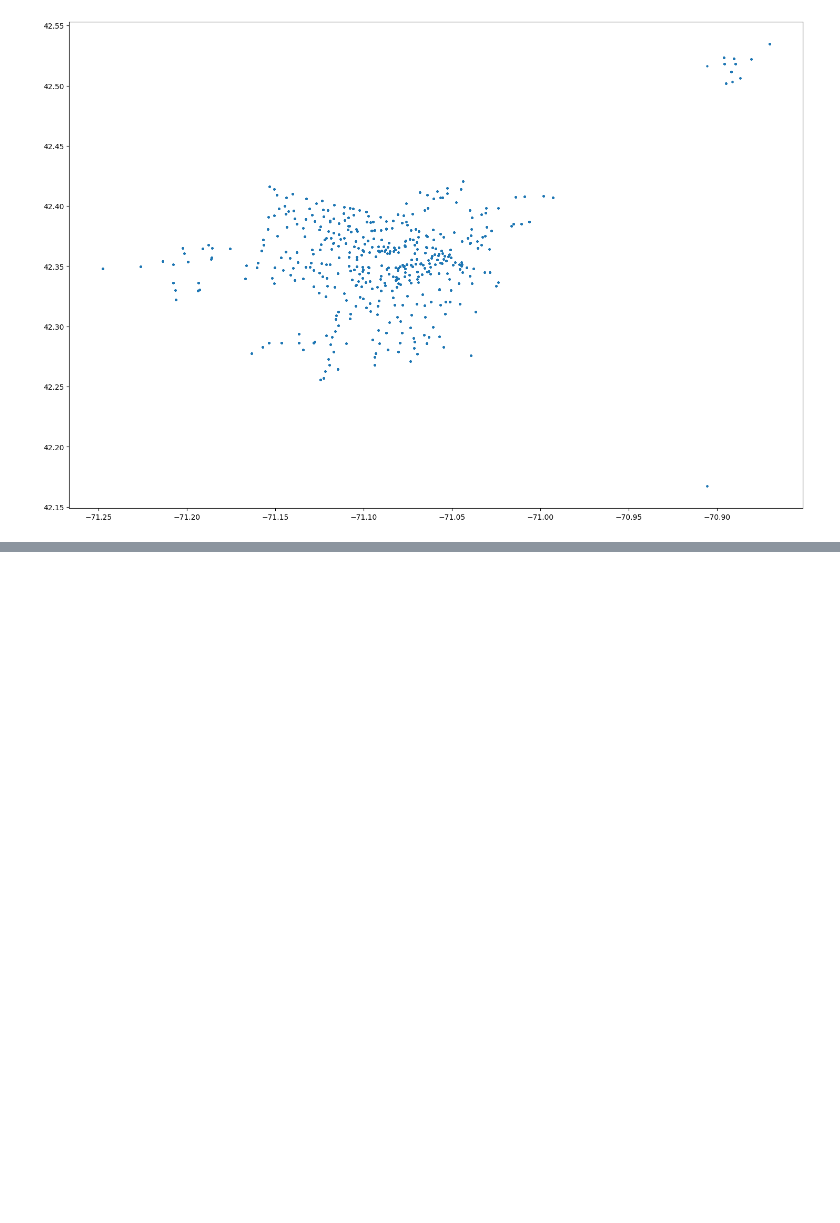
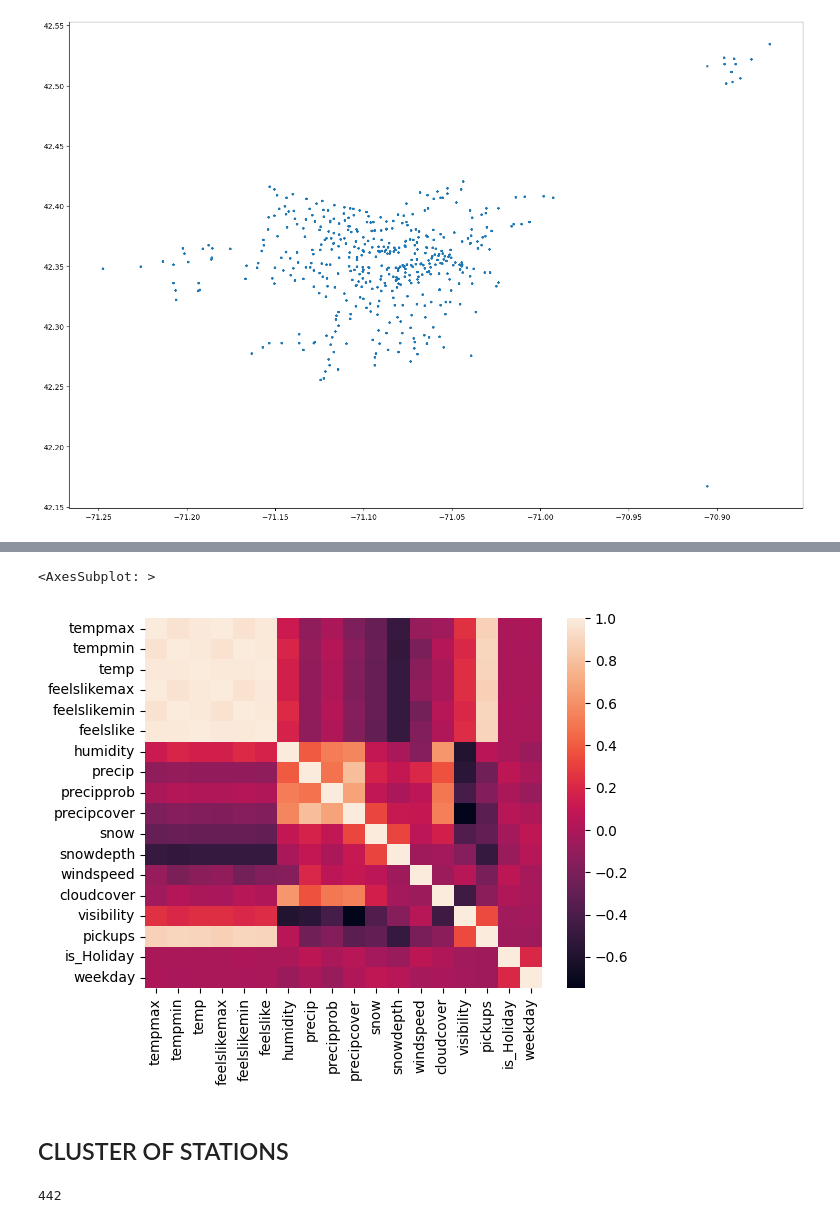
Before and after one commit to ivans14/BA_proj, a Jupyter notebook: Exploratory.ipynb, the cells around one changed output, grey strips where cells are left out. Cells and saved outputs as stored; diff of their text form; code cells hidden in the pictures; blank space fills up the shorter version.

```diff
--- a/Exploratory.ipynb
+++ b/Exploratory.ipynb
@@ -281,0 +332,13 @@ MultiIndex([(2022, 1,  1),
+# %%
+import seaborn as sns
+corr = merge.corr()
+sns.heatmap(corr)
+# %% [output]
+<AxesSubplot: >
+[figure, added]
+# %% [markdown]
+## CLUSTER OF STATIONS
+# %%
+len(data_merge['start station id'].unique())
+# %% [output]
+442
```
Also changed, not shown: parts of 16 cells of this notebook.
